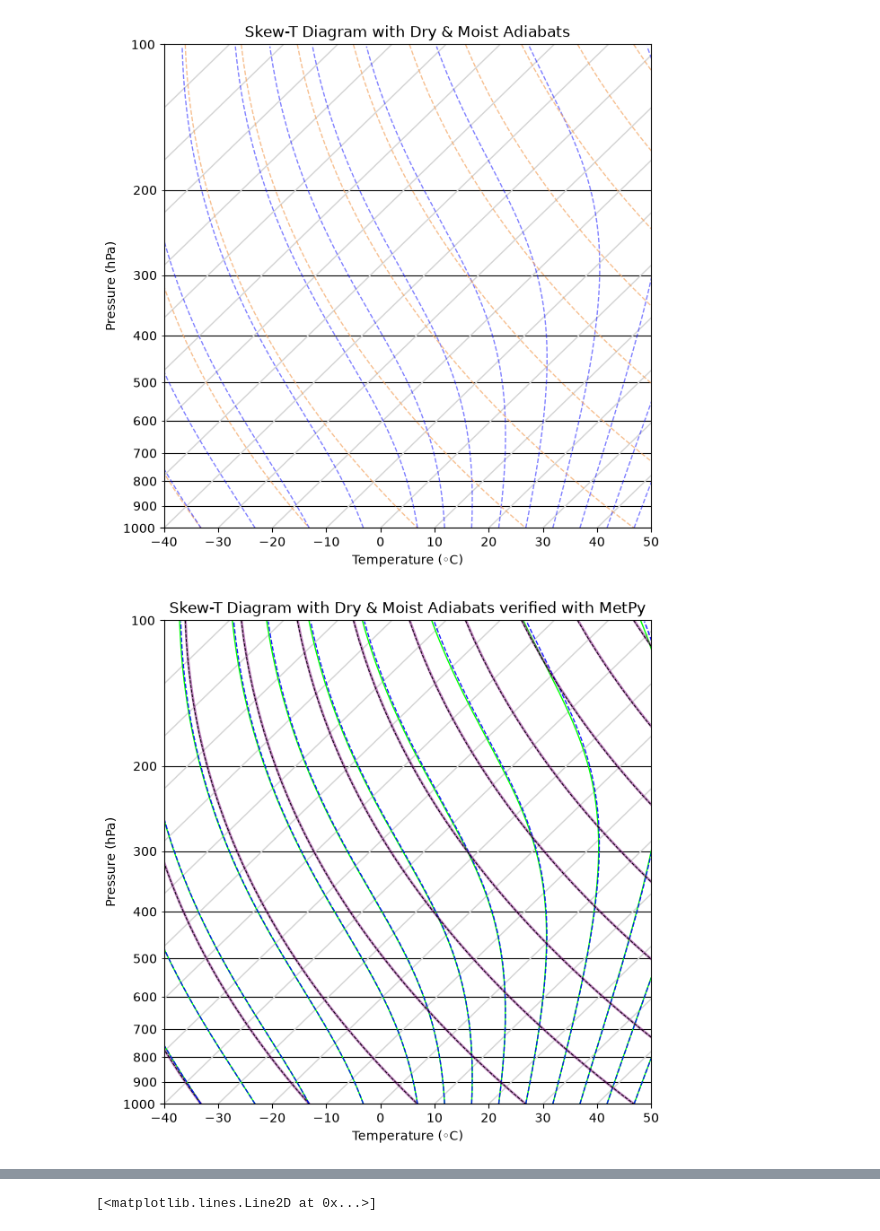
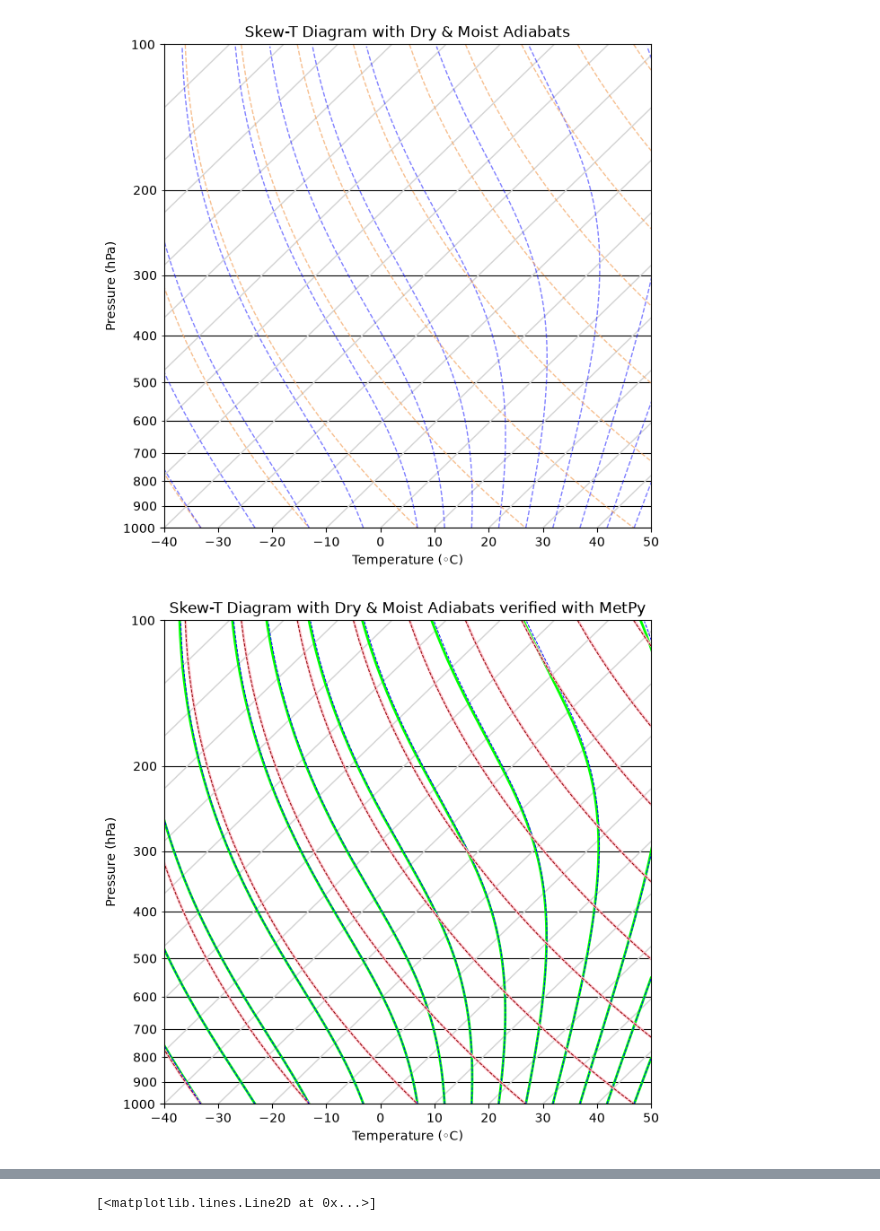
Before and after one commit to wxks/metr5003, a Jupyter notebook: lab3.ipynb, the cells around one changed output, grey strips where cells are left out. Cells and saved outputs as stored; diff of their text form; code cells hidden in the pictures.

```diff
--- a/lab3.ipynb
+++ b/lab3.ipynb
@@ -348,40 +348,40 @@ for theta in d_theta:
     #setting inital values for our loop
     temp_interate=adi_temp[-1]-273.15
     #calculating the moist adiabatic lapse rate using the MetPy function for comparison
     metpy_moist=moist_lapse((hi_res_p2 * units.hPa), ((adi_temp[-1]-273.15) * units.degC)).to('degC')
     #skewing the metpy moist adiabats for plotting
     metpy_moist=metpy_moist.magnitude
     metpy_moist_sk=skewT(metpy_moist,hi_res_p2)
     #plotting metpy moist adiabats the same as my moist adiabats below
     if theta > 280:
-        ax.plot(metpy_moist_sk, hi_res_p2, color='lime', linestyle='-', linewidth=1,alpha=1)
+        ax.plot(metpy_moist_sk, hi_res_p2, color='lime', linestyle='-', linewidth=2,alpha=1)
     elif theta %2 ==0:
-        ax.plot(metpy_moist_sk, hi_res_p2, color='lime', linestyle='-', linewidth=1,alpha=1)
+        ax.plot(metpy_moist_sk, hi_res_p2, color='lime', linestyle='-', linewidth=2,alpha=1)
         #plotting metpy dry adiabats the same as my moist adiabats below
    #plotting metpy dry adiabats the same as my dry adibats below
     if theta %4 ==0: #linewidth =2 to see overlay with my dry adibats
-        ax.plot(metpy_dry_sk, pressure_inv, color='purple', linestyle='-', linewidth=2,alpha=.5)
+        ax.plot(metpy_dry_sk, pressure_inv, color='pink', linestyle='-', linewidth=2,alpha=1)
     #numeric integration for each 0.5 mb between 1000 and 100 hPa
     for pres in list(range(len(hi_res_p2))):
         #Subtracting the moist adiabatic lapse rate from the previous temperature to get the next temperature
         temp_interate = temp_interate-(adi_moist*.5)
         #adding it to the list
         adi_moist_2.append(temp_interate)
         #recalculating the moist adiabatic lapse rate for the new temperature and pressure
         adi_moist=moist_adiabat(temp_interate+273.15,hi_res_p2[pres])
     #skewing the moist adiabat for plotting
     adi_moist_sk=skewT(adi_moist_2[:-1],hi_res_p2)
 
     #plotting every 4th dry adiabat
     if theta%4 ==0: # color changed to black for visual clarity
-        ax.plot(adi_temp_sk, pressure, color='black', linestyle='--', linewidth=0.7,alpha=1)
+        ax.plot(adi_temp_sk, pressure, color='darkred', linestyle='--', linewidth=0.7,alpha=1)
     #plotting all moist adiabats above 280K and every other one below 280K
     if theta > 280:
-        ax.plot(adi_moist_sk, hi_res_p2, color='blue', linestyle='--', linewidth=1,alpha=.9)
+        ax.plot(adi_moist_sk, hi_res_p2, color='blue', linestyle='--', linewidth=0.7,alpha=1)
     elif theta %2 ==0:
-        ax.plot(adi_moist_sk, hi_res_p2, color='blue', linestyle='--', linewidth=1,alpha=.9)
+        ax.plot(adi_moist_sk, hi_res_p2, color='blue', linestyle='--', linewidth=0.7,alpha=1)
 # %% [output]
-[figure, old version]
+[figure, new version]
 # %% [markdown]
 Dry and moist adiabats were verified by comparing to the MetPy dry_lapse and moist_lapse functions, respectively. MetPy is a trusted meteorological Python library, with its descriptive BAMS article receiving nearly 100 citations since publication in 2022. Therefore, it is a great tool to compare my numerical solution to.
 
```
Also changed, not shown: parts of 1 cell of this notebook.
